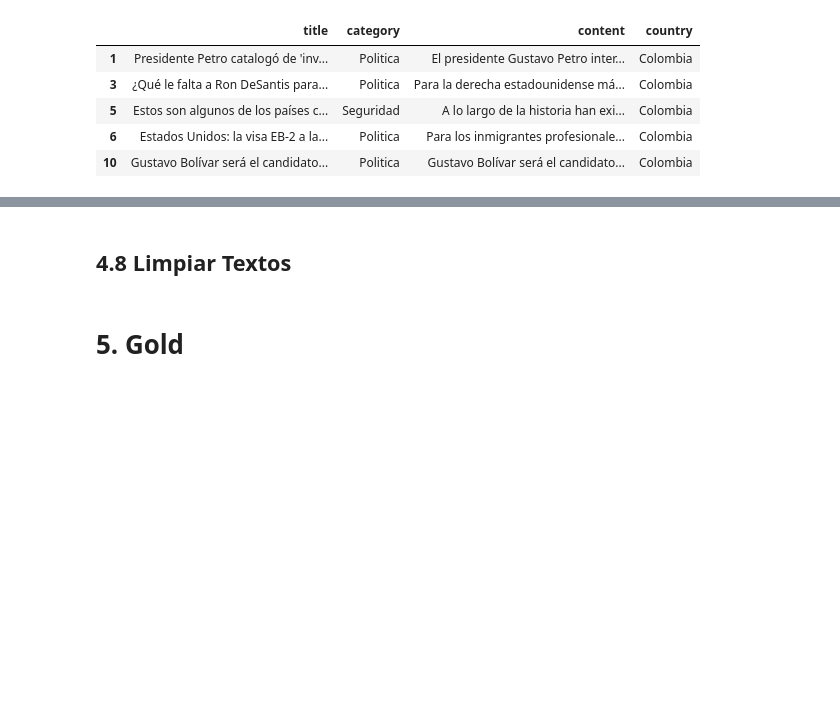
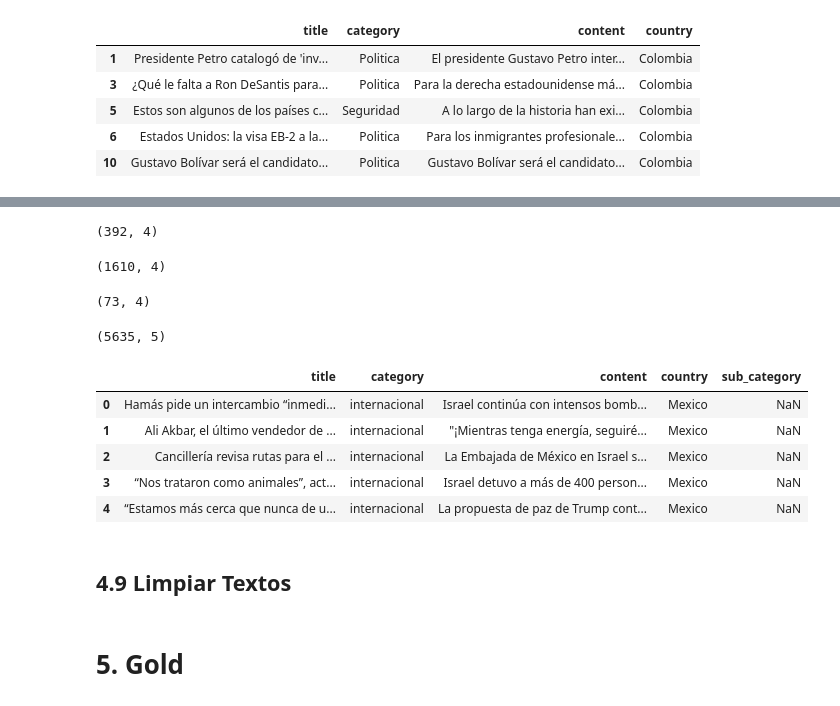
Before and after one commit to BlueAutomata/tesis-optimizacion-de-modelos-de-question-answering, a Jupyter notebook: src/notebooks/02_1_data_preprocessing.ipynb, the cells around one changed output, grey strips where cells are left out. Saved outputs shown, nothing was run; the diff lists cells and outputs as text; code cells hidden in the pictures; blank space fills up the shorter version.

```diff
--- a/src/notebooks/02_1_data_preprocessing.ipynb
+++ b/src/notebooks/02_1_data_preprocessing.ipynb
@@ -841,6 +843,8 @@ bronze_df_el_excelsior["content"] = (
 bronze_df_el_excelsior["content"][2]
 # %% [output]
 'Los precandidatos “independientes” se encontrarán para seguir analizando los caminos para llegar juntos a las elecciones presidenciales. Entre ellos, varios están recogiendo firmas y tendrán que pres ...
+# %%
+bronze_df_el_excelsior_standardized = bronze_df_el_excelsior[["title","category","content","country"]]
 # %%
 def clean_bronze_dataframe(
     df: pd.DataFrame,
@@ -1198,0 +1205,10 @@ Name: count, dtype: int64
+# %%
+columns_to_keep = ['url', 'title', 'article_header', 'category', 'content']
+
+bronze_df_semana_standardized = clean_bronze_dataframe(
+    df=bronze_df_semana,
+    unique_column="url",
+    subscription_column="subscription",
+    columns_to_keep=columns_to_keep,
+    country_name="Colombia"
+)
@@ -1198,0 +1242,15 @@ Name: count, dtype: int64
+# %%
+bronze_df_semana_standardized["category"] = bronze_df_semana_standardized["category"].replace({
+    "politica": "Politica",
+    "nacion": "Politica",
+    "empresas": "Economica",
+    "macroeconomia": "Economica",
+    "emprendimiento": "Economica",
+    "economia": "Economica",
+    "salud": "Salud",
+    "libros": "Cultura",
+    "cine": "Cultura",
+    "musica": "Cultura",
+    "television": "Cultura",
+    "arte": "Cultura"
+})
@@ -1393,5 +1482,41 @@ bronze_df_media_framing_standardized.head()
+# %%
+bronze_df_la_jornada_standardized.shape
+# %% [output]
+(392, 4)
+# %%
+bronze_df_semana_standardized.shape
+# %% [output]
+(1610, 4)
+# %%
+bronze_df_media_framing_standardized.shape
+# %% [output]
+(73, 4)
+# %%
+silver_df_news = pd.concat([
+    bronze_df_animal_politico_standardized,
+    bronze_df_el_colombiano_standardized,
+    bronze_df_el_espectador_standardized,
+    bronze_df_el_excelsior_standardized,
+    bronze_df_el_tiempo_standardized,
+    bronze_df_la_jornada_standardized,
+    bronze_df_semana_standardized,
+    bronze_df_media_framing_standardized
+], ignore_index=True)
+# %%
+silver_df_news.shape
+# %% [output]
+(5635, 5)
+# %%
+silver_df_news.head()
+# %% [output]
+|  | title | category | content | country | sub_category |
+| 0 | Hamás pide un intercambio “inmedi... | internacional | Israel continúa con intensos bomb... | Mexico | NaN |
+| 1 | Ali Akbar, el último vendedor de ... | internacional | "¡Mientras tenga energía, seguiré... | Mexico | NaN |
+| 2 | Cancillería revisa rutas para el ... | internacional | La Embajada de México en Israel s... | Mexico | NaN |
+| 3 | “Nos trataron como animales”, act... | internacional | Israel detuvo a más de 400 person... | Mexico | NaN |
+| 4 | “Estamos más cerca que nunca de u... | internacional | La propuesta de paz de Trump cont... | Mexico | NaN |
 # %% [markdown]
-## 4.8 Limpiar Textos
+## 4.9 Limpiar Textos
 # %% [markdown]
 # 5. Gold
 # %% [markdown]
```
Also changed, not shown: parts of 12 cells of this notebook.
